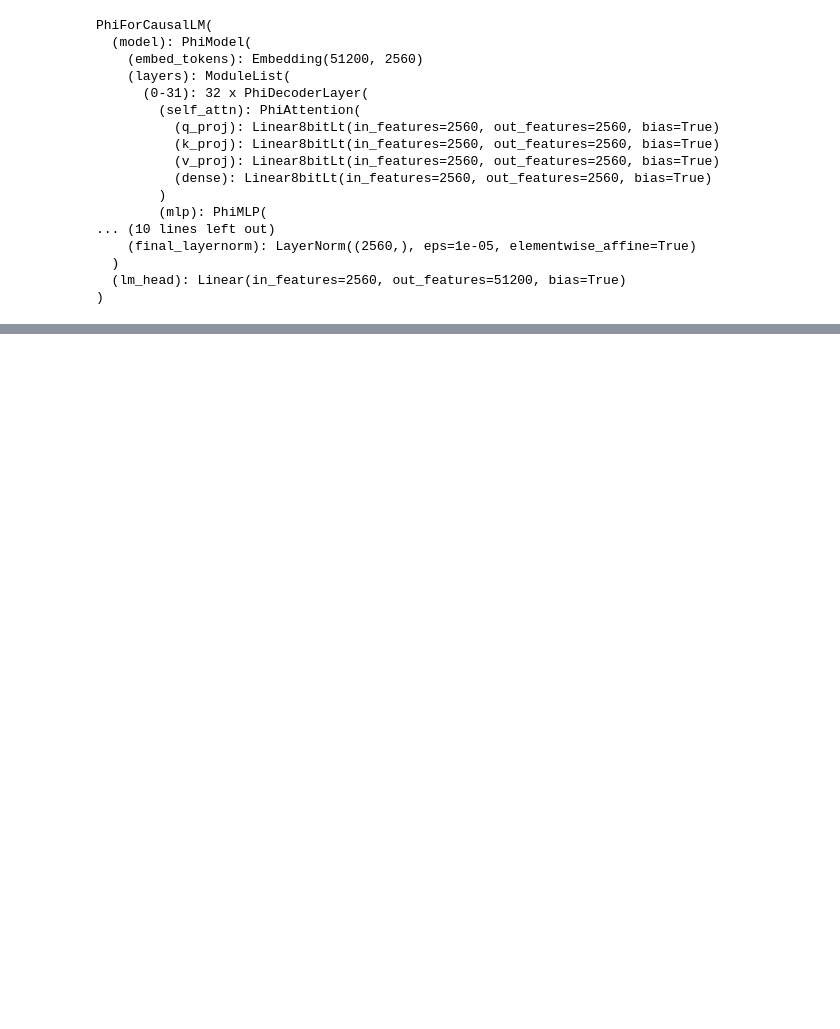
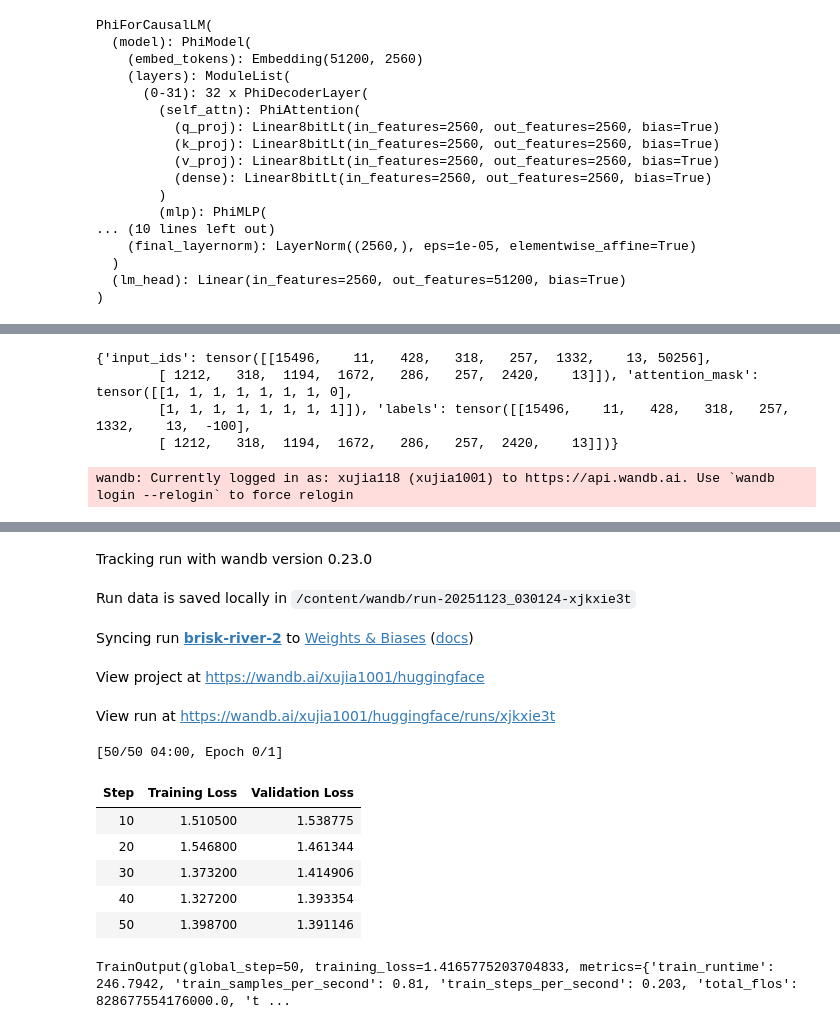
Before and after one commit to Xujia118/Etude_Advanced_NeuralNetwork, a Jupyter notebook: LearnLoRA.ipynb, the cells around one changed output, grey strips where cells are left out. Saved outputs shown, nothing was run; the diff lists cells and outputs as text; code cells hidden in the pictures; blank space fills up the shorter version.

Commit message:
Finished training LoRA

```diff
--- a/LearnLoRA.ipynb
+++ b/LearnLoRA.ipynb
@@ -277,3 +299,19 @@ PhiForCausalLM(
   )
   (lm_head): Linear(in_features=2560, out_features=51200, bias=True)
 )
+# %%
+def print_trainable_parameters(model):
+    """
+    Prints the number of trainable parameters in the model.
+    """
+    trainable_params = 0
+    all_param = 0
+    for _, param in model.named_parameters():
+        all_param += param.numel()
+        if param.requires_grad:
+            trainable_params += param.numel()
+    print(
+        f"trainable params: {trainable_params} || all params: {all_param} || trainable%: {100 * trainable_params / all_param}"
+    )
+
+print_trainable_parameters(model)
@@ -279,0 +471,11 @@ PhiForCausalLM(
+# %%
+tokenized_texts = [tokenizer(t) for t in texts]  # only lists, not tensors
+
+tokenized_batch = data_collator(tokenized_texts)
+
+print(tokenized_batch)
+# %% [output]
+{'input_ids': tensor([[15496,    11,   428,   318,   257,  1332,    13, 50256],
+        [ 1212,   318,  1194,  1672,   286,   257,  2420,    13]]), 'attention_mask': tensor([[1, 1, 1, 1, 1, 1, 1, 0],
+        [1, 1, 1, 1, 1, 1, 1, 1]]), 'labels': tensor([[15496,    11,   428,   318,   257,  1332,    13,  -100],
+        [ 1212,   318,  1194,  1672,   286,   257,  2420,    13]])}
@@ -279,0 +491,33 @@ PhiForCausalLM(
+# %%
+from transformers import Trainer, TrainingArguments, DataCollatorForLanguageModeling
+
+output_dir = "/content/drive/MyDrive/llm_finetune_checkpoints"
+
+training_args = TrainingArguments(
+    output_dir=output_dir,
+    per_device_train_batch_size=1,
+    gradient_accumulation_steps=4,
+    lr_scheduler_type='cosine',
+    max_steps=50,
+    learning_rate=2e-5,          # Want a small lr for finetuning
+    optim="paged_adamw_8bit",
+    logging_steps=5,             # When to start reporting loss
+    save_strategy="steps",       # Save the model checkpoint every logging step
+    save_steps=25,               # Save checkpoints every 50 steps
+    eval_strategy="steps", # Evaluate the model every logging step
+    eval_steps=10,               # Evaluate and save checkpoints every 50 steps
+    do_eval=True,                # Perform evaluation at the end of training
+    report_to="wandb",           # Comment this out if you don't want to use weights & biases
+)
+
+trainer = Trainer(
+    model=model,
+    train_dataset=tokenized_train_dataset,
+    eval_dataset=tokenized_test_dataset,
+    args=training_args,
+    data_collator=DataCollatorForLanguageModeling(tokenizer, mlm=False)
+)
+
+trainer.train()
+# %% [output]
+wandb: Currently logged in as: xujia118 (xujia1001) to https://api.wandb.ai. Use `wandb login --relogin` to force relogin
@@ -279,0 +525,13 @@ PhiForCausalLM(
+Tracking run with wandb version 0.23.0
+Run data is saved locally in /content/wandb/run-20251123_030124-xjkxie3t
+Syncing run brisk-river-2 to Weights & Biases (docs)
+View project at https://wandb.ai/xujia1001/huggingface
+View run at https://wandb.ai/xujia1001/huggingface/runs/xjkxie3t
+[50/50 04:00, Epoch 0/1]
+| Step | Training Loss | Validation Loss |
+| 10 | 1.510500 | 1.538775 |
+| 20 | 1.546800 | 1.461344 |
+| 30 | 1.373200 | 1.414906 |
+| 40 | 1.327200 | 1.393354 |
+| 50 | 1.398700 | 1.391146 |
+TrainOutput(global_step=50, training_loss=1.4165775203704833, metrics={'train_runtime': 246.7942, 'train_samples_per_second': 0.81, 'train_steps_per_second': 0.203, 'total_flos': 828677554176000.0, 't ...
```
Also changed, not shown: parts of 16 cells of this notebook.
